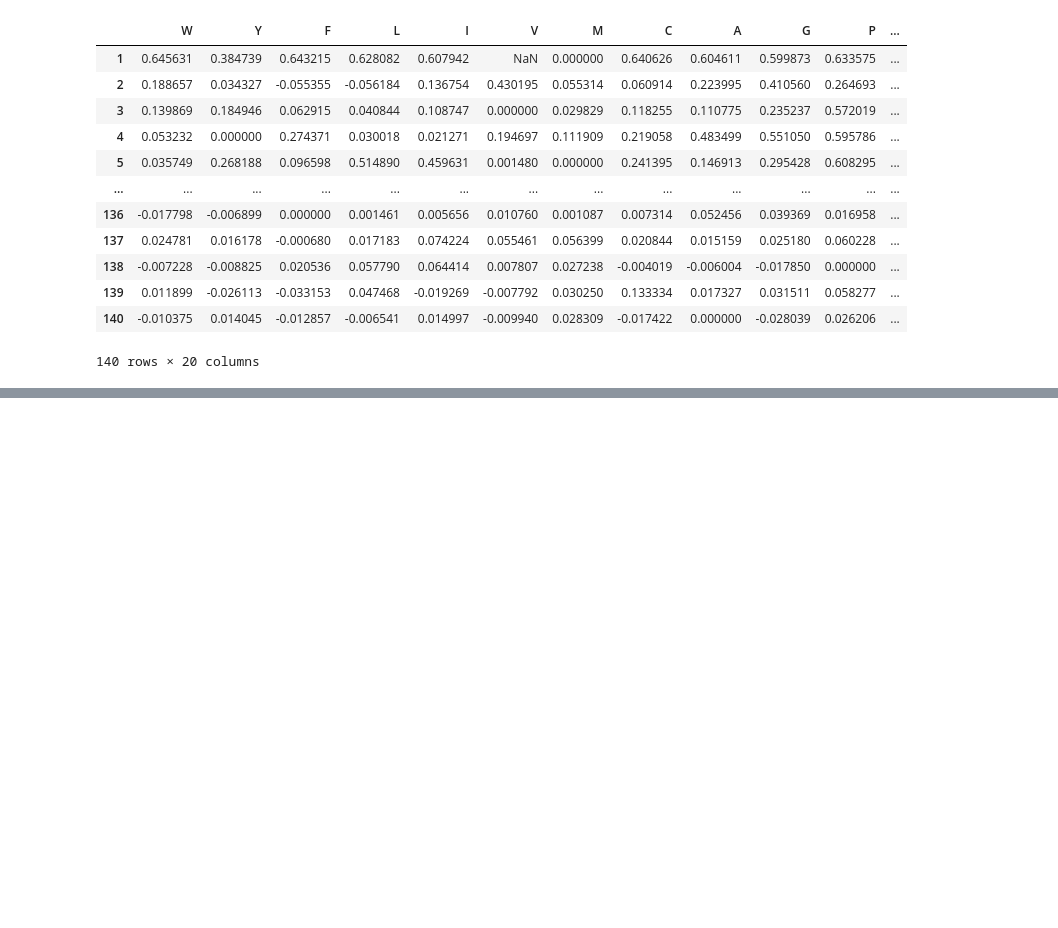
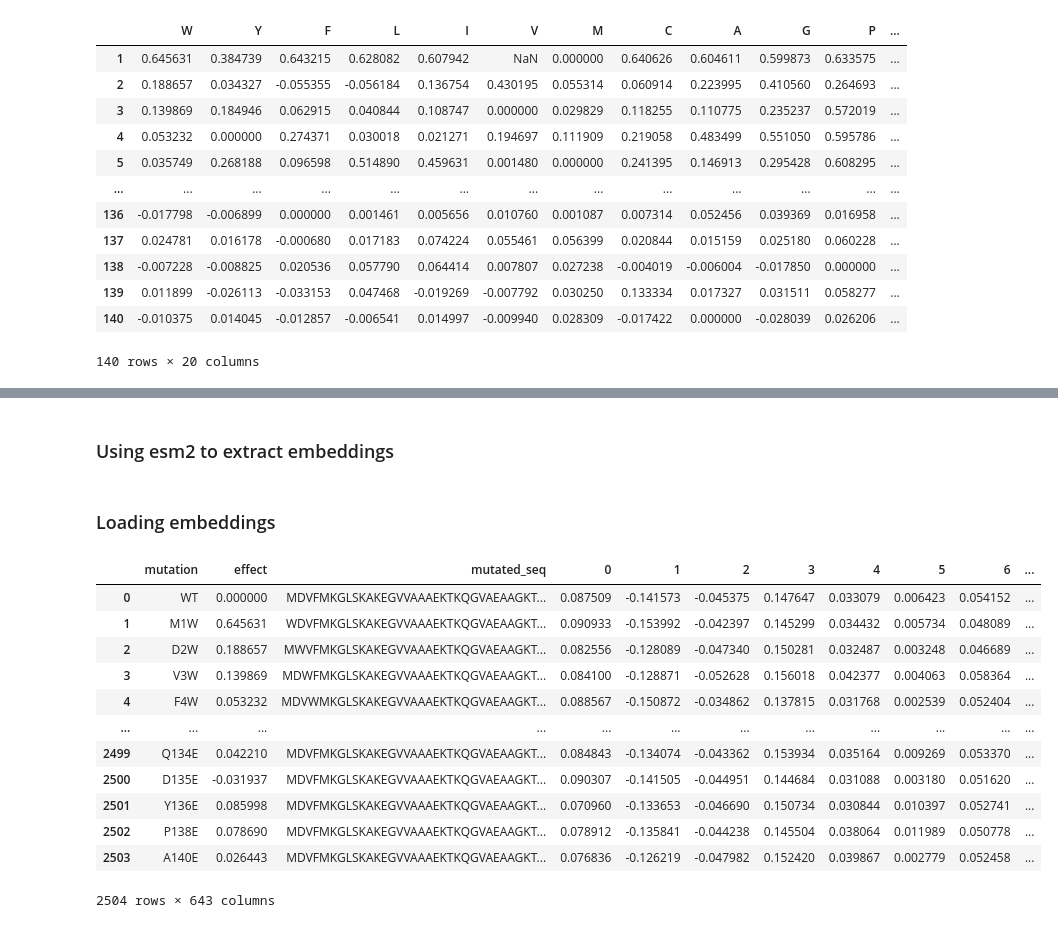
Before and after one commit to ziul-bio/DMS_a-syn, a Jupyter notebook: data_processing.ipynb, the cells around one changed output, grey strips where cells are left out. Drawn from its saved outputs; the diff is of its cells as text; code cells hidden in the pictures; blank space fills up the shorter version.

```diff
--- a/data_processing.ipynb
+++ b/data_processing.ipynb
@@ -46,0 +166,2 @@ F 135 Y
+# %% [markdown]
+### Using esm2 to extract embeddings
@@ -46,0 +170,2 @@ F 135 Y
+# %% [markdown]
+### Loading embeddings
@@ -46,0 +188,18 @@ F 135 Y
+# %%
+embeds = load_mean_embeds('embeddings/a-syn_DMS_esm2_150M_mean/')
+data = meta_data.merge(embeds, on='mutation', how='inner')
+data
+# %% [output]
+|  | mutation | effect | mutated_seq | 0 | 1 | 2 | 3 | 4 | 5 | 6 | ... |
+| 0 | WT | 0.000000 | MDVFMKGLSKAKEGVVAAAEKTKQGVAEAAGKT... | 0.087509 | -0.141573 | -0.045375 | 0.147647 | 0.033079 | 0.006423 | 0.054152 | ... |
+| 1 | M1W | 0.645631 | WDVFMKGLSKAKEGVVAAAEKTKQGVAEAAGKT... | 0.090933 | -0.153992 | -0.042397 | 0.145299 | 0.034432 | 0.005734 | 0.048089 | ... |
+| 2 | D2W | 0.188657 | MWVFMKGLSKAKEGVVAAAEKTKQGVAEAAGKT... | 0.082556 | -0.128089 | -0.047340 | 0.150281 | 0.032487 | 0.003248 | 0.046689 | ... |
+| 3 | V3W | 0.139869 | MDWFMKGLSKAKEGVVAAAEKTKQGVAEAAGKT... | 0.084100 | -0.128871 | -0.052628 | 0.156018 | 0.042377 | 0.004063 | 0.058364 | ... |
+| 4 | F4W | 0.053232 | MDVWMKGLSKAKEGVVAAAEKTKQGVAEAAGKT... | 0.088567 | -0.150872 | -0.034862 | 0.137815 | 0.031768 | 0.002539 | 0.052404 | ... |
+| ... | ... | ... | ... | ... | ... | ... | ... | ... | ... | ... | ... |
+| 2499 | Q134E | 0.042210 | MDVFMKGLSKAKEGVVAAAEKTKQGVAEAAGKT... | 0.084843 | -0.134074 | -0.043362 | 0.153934 | 0.035164 | 0.009269 | 0.053370 | ... |
+| 2500 | D135E | -0.031937 | MDVFMKGLSKAKEGVVAAAEKTKQGVAEAAGKT... | 0.090307 | -0.141505 | -0.044951 | 0.144684 | 0.031088 | 0.003180 | 0.051620 | ... |
+| 2501 | Y136E | 0.085998 | MDVFMKGLSKAKEGVVAAAEKTKQGVAEAAGKT... | 0.070960 | -0.133653 | -0.046690 | 0.150734 | 0.030844 | 0.010397 | 0.052741 | ... |
+| 2502 | P138E | 0.078690 | MDVFMKGLSKAKEGVVAAAEKTKQGVAEAAGKT... | 0.078912 | -0.135841 | -0.044238 | 0.145504 | 0.038064 | 0.011989 | 0.050778 | ... |
+| 2503 | A140E | 0.026443 | MDVFMKGLSKAKEGVVAAAEKTKQGVAEAAGKT... | 0.076836 | -0.126219 | -0.047982 | 0.152420 | 0.039867 | 0.002779 | 0.052458 | ... |
+2504 rows × 643 columns
```
Also changed, not shown: parts of 22 cells of this notebook.
